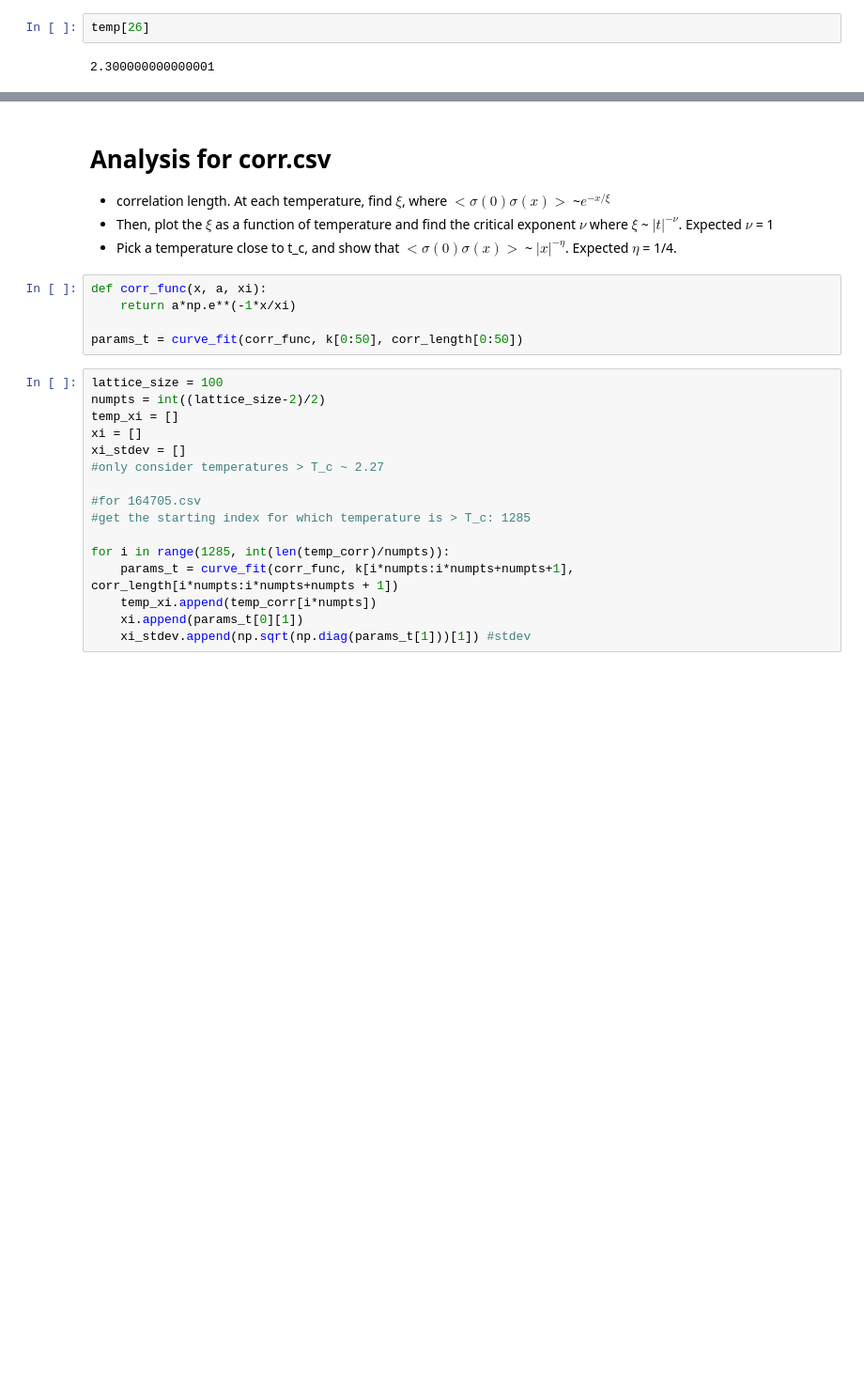
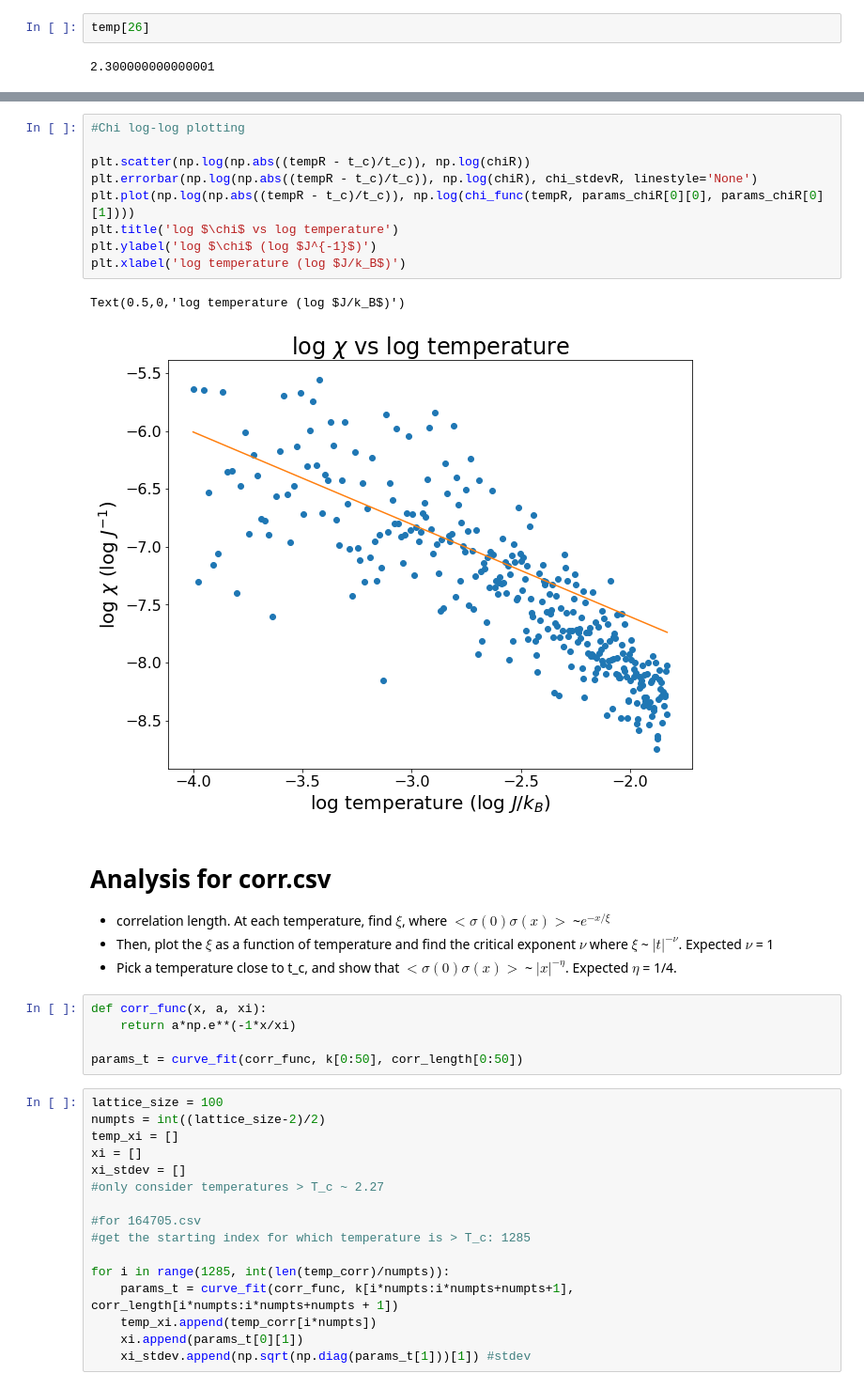
Before and after one commit to yx14/ising, a Jupyter notebook: ising-model-analysis-template.ipynb, the cells around one changed output, grey strips where cells are left out. Shown at 94% size. Drawn from its saved outputs; the diff is of its cells as text; blank space fills up the shorter version.

```diff
--- a/ising-model-analysis-template.ipynb
+++ b/ising-model-analysis-template.ipynb
@@ -186,3 +220,15 @@ Text(0.5,0,'Temperature ($J/k_B$)')
+# %%
+#Chi log-log plotting
+
+plt.scatter(np.log(np.abs((tempR - t_c)/t_c)), np.log(chiR))
+plt.errorbar(np.log(np.abs((tempR - t_c)/t_c)), np.log(chiR), chi_stdevR, linestyle='None')
+plt.plot(np.log(np.abs((tempR - t_c)/t_c)), np.log(chi_func(tempR, params_chiR[0][0], params_chiR[0][1])))
+plt.title('log $\chi$ vs log temperature')
+plt.ylabel('log $\chi$ (log $J^{-1}$)')
+plt.xlabel('log temperature (log $J/k_B$)')
+# %% [output]
+Text(0.5,0,'log temperature (log $J/k_B$)')
+[figure, added]
 # %% [markdown]
 # Analysis for corr.csv
 
```
Also changed, not shown: parts of 20 cells of this notebook, 3 other files.
